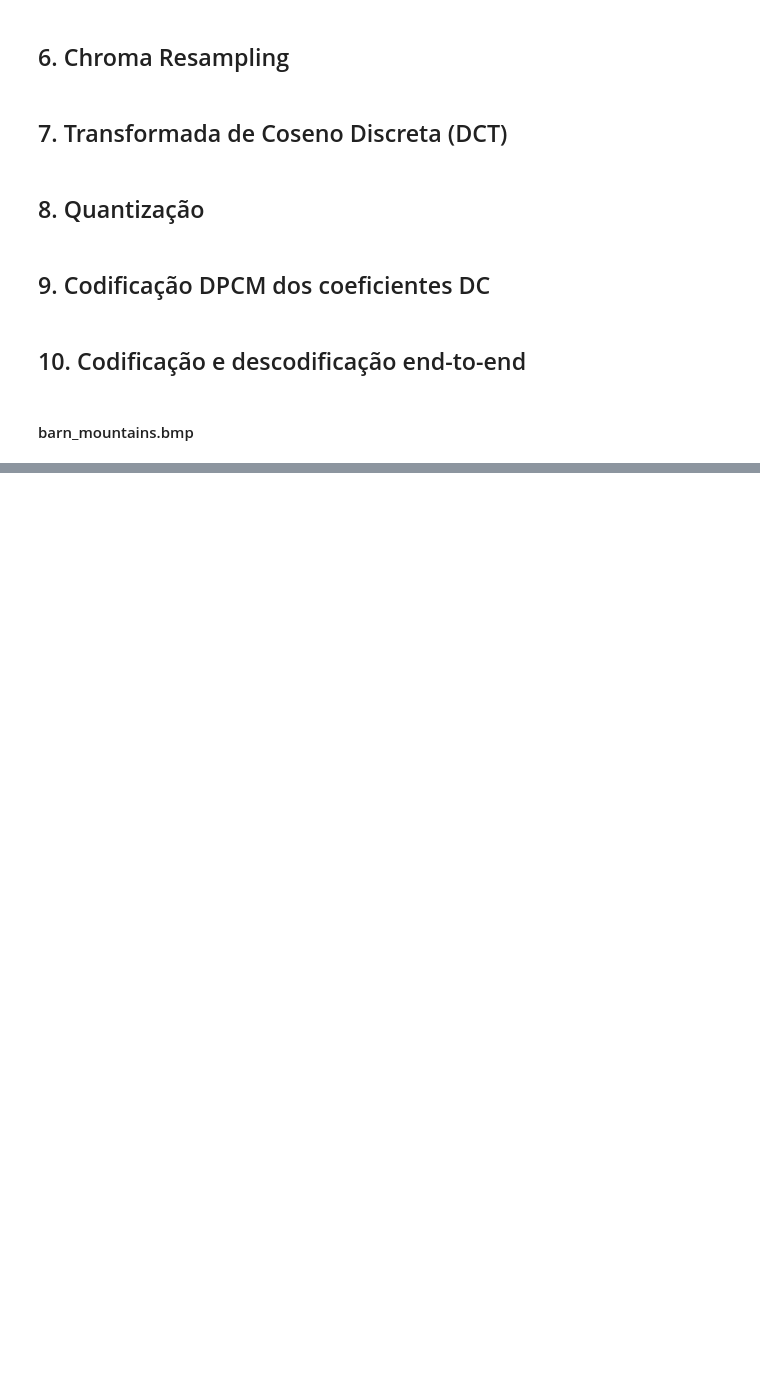
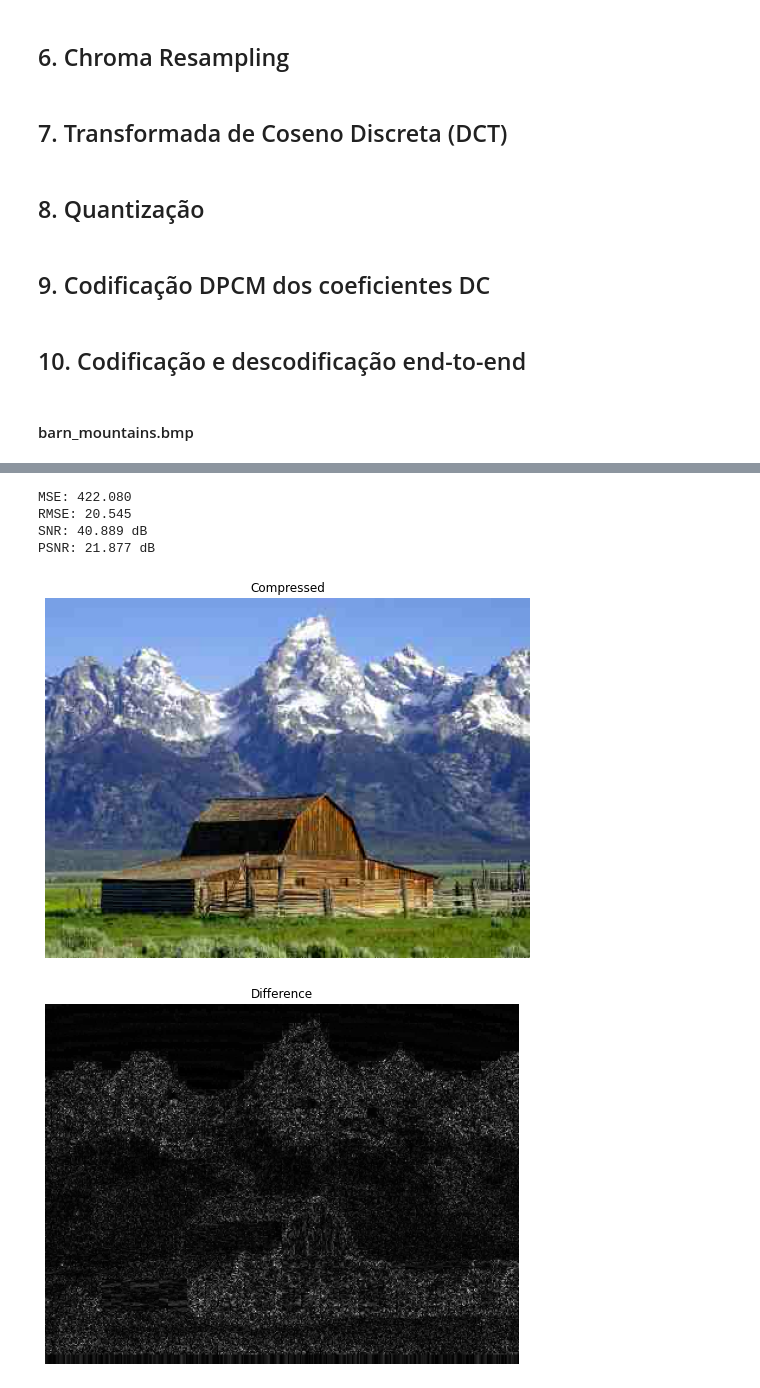
Before and after one commit to ralmachado/mult-tp1, a Jupyter notebook: report.ipynb, the cells around one changed output, grey strips where cells are left out. Saved outputs shown, nothing was run; the diff lists cells and outputs as text; code cells hidden in the pictures; blank space fills up the shorter version.

```diff
--- a/report.ipynb
+++ b/report.ipynb
@@ -82,0 +102,9 @@ metrics(barn, qf=50)
+# %%
+verboseMetrics(barn, qf=25)
+# %% [output]
+MSE: 422.080
+RMSE: 20.545
+SNR: 40.889 dB
+PSNR: 21.877 dB
+[figure, added]
+[figure, added]
```
Also changed, not shown: parts of 5 cells of this notebook, 32 other files.
